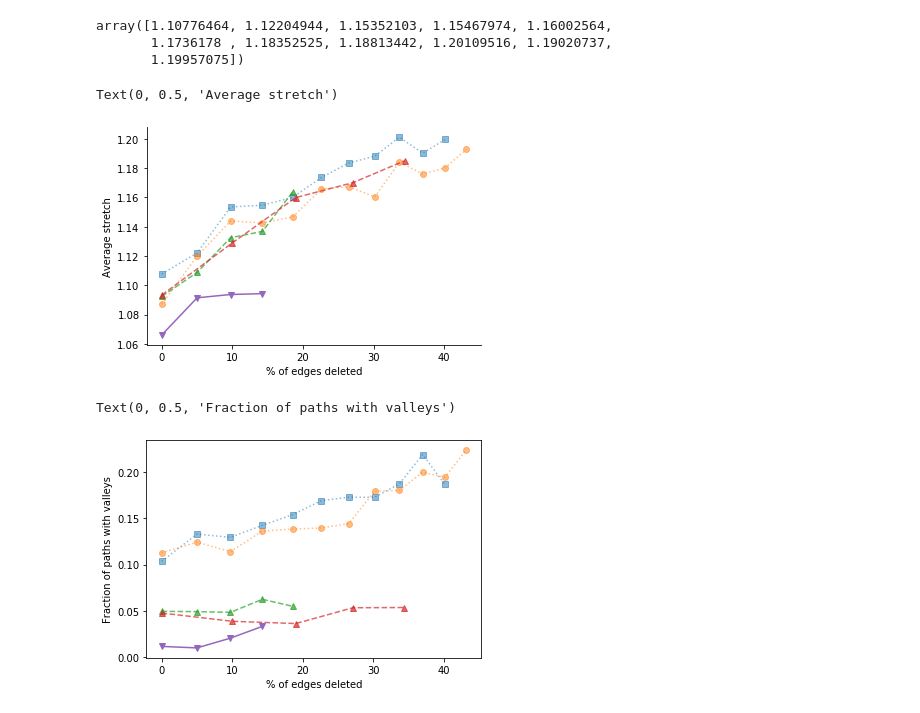
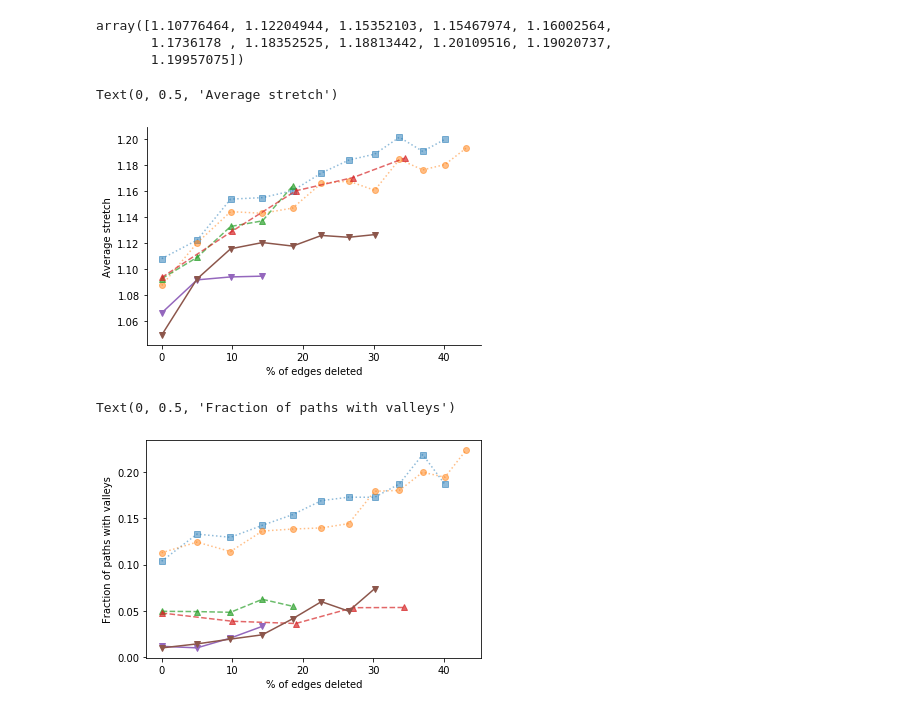
Before and after one commit to dedis/student_20_compactInternet, a Jupyter notebook: TZ_metrics.ipynb, the cells around one changed output. Drawn from its saved outputs; the diff is of its cells as text; code cells hidden in the pictures.

```diff
--- a/TZ_metrics.ipynb
+++ b/TZ_metrics.ipynb
@@ -301,6 +399,7 @@ def crunch_cumulative_deletions(filename):
 # %%
 # For each simulation, it stores ([[Stretch_by_round, With_valley_by_round] for rounds], samples_num_for_first_round)
 cumulative_simulations = {
+    "spo-GRP-7x.05": crunch_cumulative_deletions("./simulation/data/cumulative-deletions-spo-GRP-7x.05.csv"),
     "GRP-3x.05": crunch_cumulative_deletions("./simulation/data/cumulative-deletions-GRP-3x.05-GCloud.csv"),
     "GR-4x.05": crunch_cumulative_deletions("./simulation/data/cumulative-deletions-GR-4x.05-GCloud-(2).csv"),
     "GR-4x.10": crunch_cumulative_deletions("./simulation/data/cumulative-deletions-GR-4x.10-GCloud.csv"),
@@ -322,24 +421,26 @@ def calculate_x_labels(deletion_proportion, number_of_epochs):
 # %%
 plt.gca().spines['top'].set_visible(False)
 plt.gca().spines['right'].set_visible(False)
 plt.plot(calculate_x_labels(.05, 11), cumulative_simulations["10x.05"][0][:,0], ':s', alpha=.5, zorder=4)
 plt.plot(calculate_x_labels(.05, 12), cumulative_simulations["12x.05"][0][:,0], ':o', alpha=.5, zorder=4)
 plt.plot(calculate_x_labels(.05, 5), cumulative_simulations["GR-4x.05"][0][:,0], '--^', alpha=.7, zorder=10)
 plt.plot(calculate_x_labels(.1, 5), cumulative_simulations["GR-4x.10"][0][:,0], '--^', alpha=.7, zorder=10)
 plt.plot(calculate_x_labels(.05, 4), cumulative_simulations["GRP-3x.05"][0][:,0], '-v', alpha=1, zorder=15)
+plt.plot(calculate_x_labels(.05, 8), cumulative_simulations["spo-GRP-7x.05"][0][:,0], '-v', alpha=1, zorder=15)
 plt.xlabel("% of edges deleted")
 plt.ylabel("Average stretch")
 # %% [output]
 Text(0, 0.5, 'Average stretch')
-[figure, old version]
+[figure, new version]
 # %%
 plt.plot(calculate_x_labels(.05, 11), cumulative_simulations["10x.05"][0][:,1], ':s', alpha=.5, zorder=4)
 plt.plot(calculate_x_labels(.05, 12), cumulative_simulations["12x.05"][0][:,1], ':o', alpha=.5, zorder=4)
 plt.plot(calculate_x_labels(.05, 5), cumulative_simulations["GR-4x.05"][0][:,1], '--^', alpha=.7, zorder=10)
 plt.plot(calculate_x_labels(.1, 5), cumulative_simulations["GR-4x.10"][0][:,1], '--^', alpha=.7, zorder=10)
 plt.plot(calculate_x_labels(.05, 4), cumulative_simulations["GRP-3x.05"][0][:,1], '-v', alpha=1, zorder=15)
+plt.plot(calculate_x_labels(.05, 8), cumulative_simulations["spo-GRP-7x.05"][0][:,1], '-v', alpha=1, zorder=15)
 plt.xlabel("% of edges deleted")
 plt.ylabel("Fraction of paths with valleys")
 # %% [output]
 Text(0, 0.5, 'Fraction of paths with valleys')
-[figure, old version]
+[figure, new version]
```
Also changed, not shown: parts of 20 cells of this notebook, 12 other files.
